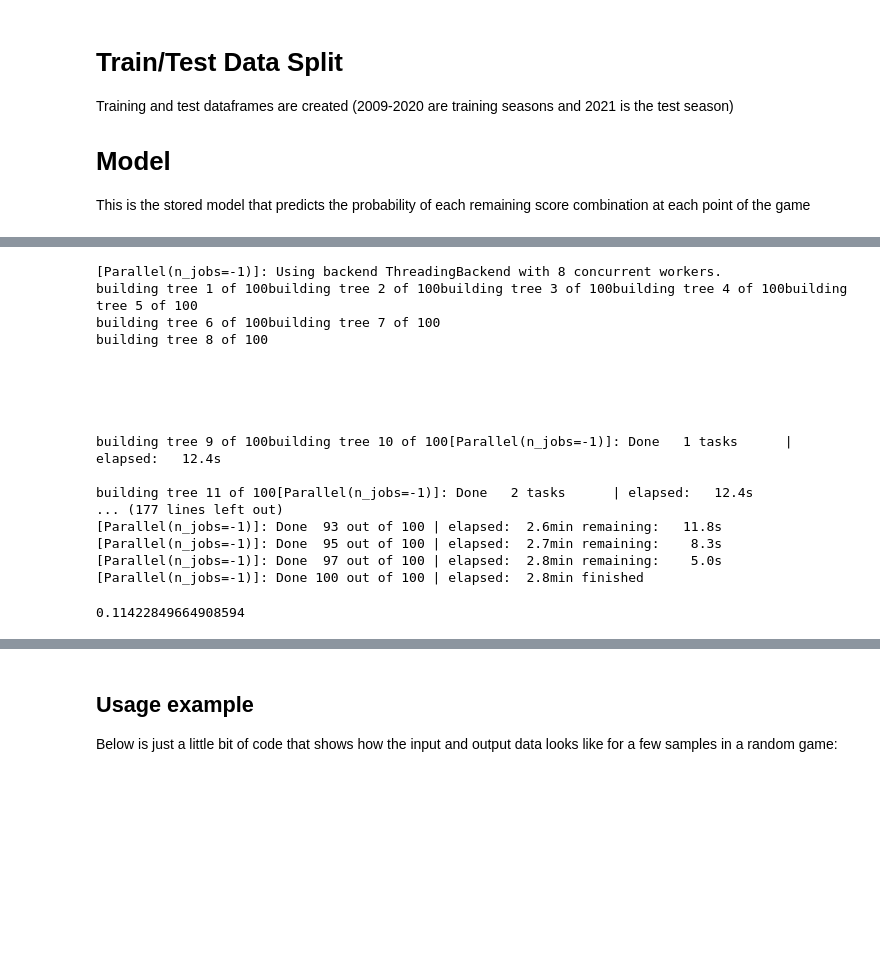
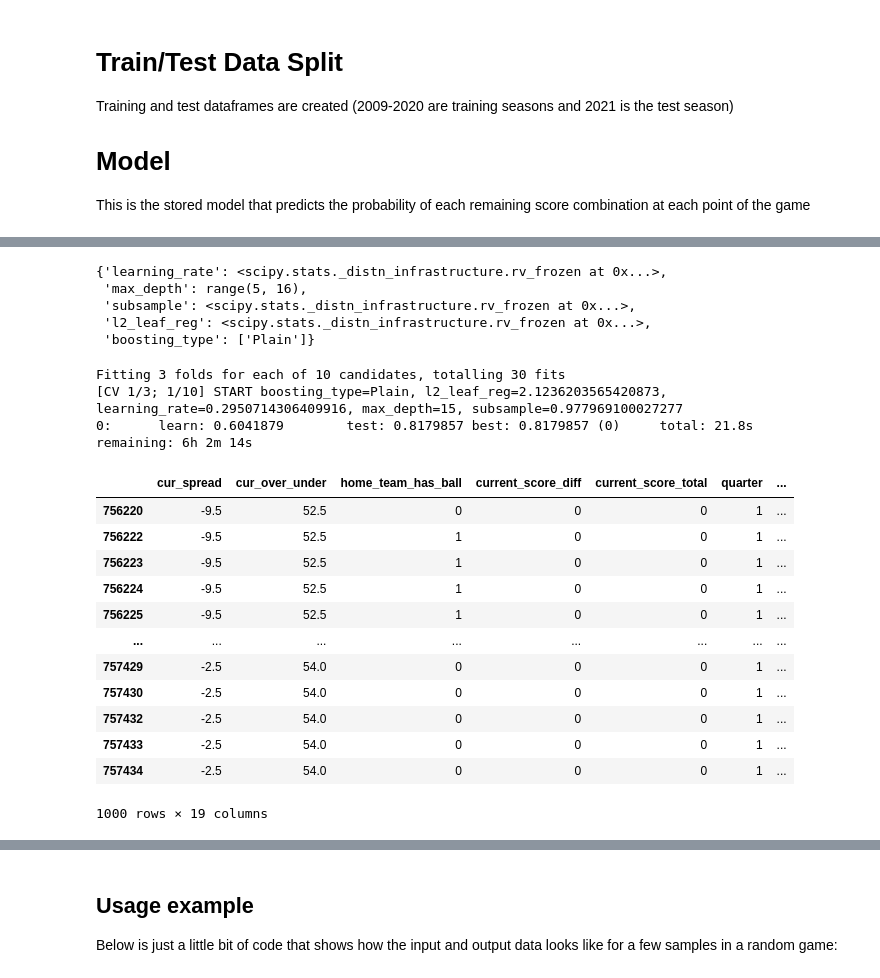
Before and after one commit to lucas-haupt/nfl-live-win-probability, a Jupyter notebook: notebooks/2_game_score_stored_model.ipynb, the cells around one changed output, grey strips where cells are left out. Drawn from its saved outputs; the diff is of its cells as text; code cells hidden in the pictures; blank space fills up the shorter version.

```diff
--- a/notebooks/2_game_score_stored_model.ipynb
+++ b/notebooks/2_game_score_stored_model.ipynb
@@ -135,7 +135,7 @@ input_names = [
 output_name = 'remaining_exact_score'
 events_df['remaining_exact_score'] = events_df["away_rest_of_game_score"] + \
                                      (max_away_score + 1) * events_df['home_rest_of_game_score']
-events_df['mov_change'] = np.where(events_df["home_team_has_ball"], events_df["home_score_added"], -events_df["away_score_added"])
+events_df['mov_change'] = np.where(events_df["home_team_has_ball"], np.where(events_df["home_score_added"]==7, 1, events_df["home_score_added"]), -events_df["away_score_added"])
 full_df = events_df.merge(prior_df, on="game_code", how="left").merge(odds_df, on="game_code", how="left")
 full_df["cur_spread"].fillna((full_df["cur_spread"].mean()), inplace=True)
 full_df["cur_over_under"].fillna((full_df["cur_over_under"].mean()), inplace=True)
@@ -247,0 +295,25 @@ building tree 10 of 100[Parallel(n_jobs=-1)]: Done   2 tasks      | elapsed:
+# %%
+search_score_change.param_distributions
+# %% [output]
+{'learning_rate': <scipy.stats._distn_infrastructure.rv_frozen at 0x...>,
+ 'max_depth': range(5, 16),
+ 'subsample': <scipy.stats._distn_infrastructure.rv_frozen at 0x...>,
+ 'l2_leaf_reg': <scipy.stats._distn_infrastructure.rv_frozen at 0x...>,
+ 'boosting_type': ['Plain']}
+# %%
+# search_score_change = pickle.load(open(os.path.join(root_dir, "models/score_change_catboost.p"), 'rb'))
+
+clf_score_change=cb.CatBoostClassifier(early_stopping_rounds=5,cat_features=categoricals, **CLASSIFIER_PARAMS)
+
+search_score_change = RandomizedSearchCV(clf_score_change, param_spaces,cv=cv,random_state=42,n_iter=10,n_jobs=1,verbose=100)
+search_score_change.fit(X_train[:100000],y_train_score_change[:100000], eval_set=curr_val_pool_score_change,groups=groups_train[:100000], **FIT_PARAMS)
+# pickle.dump(search_score_change, open(os.path.join(root_dir, 'models/score_change_catboost.p'), 'wb'))
+# search_score_change = pickle.load(open(os.path.join(root_dir, "models/score_change_catboost.p"), 'rb'))
+import winsound
+frequency = 1000  # Set Frequency To 2500 Hertz
+duration = 500  # Set Duration To 1000 ms == 1 second
+winsound.Beep(frequency, duration)
+# %% [output]
+Fitting 3 folds for each of 10 candidates, totalling 30 fits
+[CV 1/3; 1/10] START boosting_type=Plain, l2_leaf_reg=2.1236203565420873, learning_rate=0.2950714306409916, max_depth=15, subsample=0.977969100027277
+0:      learn: 0.6041879        test: 0.8179857 best: 0.8179857 (0)     total: 21.8s    remaining: 6h 2m 14s
@@ -247,0 +324,16 @@ building tree 10 of 100[Parallel(n_jobs=-1)]: Done   2 tasks      | elapsed:
+# %%
+X_test
+# %% [output]
+|  | cur_spread | cur_over_under | home_team_has_ball | current_score_diff | current_score_total | quarter | ... |
+| 756220 | -9.5 | 52.5 | 0 | 0 | 0 | 1 | ... |
+| 756222 | -9.5 | 52.5 | 1 | 0 | 0 | 1 | ... |
+| 756223 | -9.5 | 52.5 | 1 | 0 | 0 | 1 | ... |
+| 756224 | -9.5 | 52.5 | 1 | 0 | 0 | 1 | ... |
+| 756225 | -9.5 | 52.5 | 1 | 0 | 0 | 1 | ... |
+| ... | ... | ... | ... | ... | ... | ... | ... |
+| 757429 | -2.5 | 54.0 | 0 | 0 | 0 | 1 | ... |
+| 757430 | -2.5 | 54.0 | 0 | 0 | 0 | 1 | ... |
+| 757432 | -2.5 | 54.0 | 0 | 0 | 0 | 1 | ... |
+| 757433 | -2.5 | 54.0 | 0 | 0 | 0 | 1 | ... |
+| 757434 | -2.5 | 54.0 | 0 | 0 | 0 | 1 | ... |
+1000 rows × 19 columns
@@ -250,29 +344,9 @@ rf_100_none = RandomForestClassifier(n_estimators=100, max_depth=10, verbose=100
 pickle.dump(rf_100_none, open(os.path.join(root_dir, 'models/game_score_random_forest_100_10_no_max_features_vegas_spread.p'), 'wb'))
 rf_100_none.verbose = 0
 rf_100_none.score(X_test_rf, y_test_rf)
-# %% [output]
-[Parallel(n_jobs=-1)]: Using backend ThreadingBackend with 8 concurrent workers.
-building tree 1 of 100building tree 2 of 100building tree 3 of 100building tree 4 of 100building tree 5 of 100
-building tree 6 of 100building tree 7 of 100
-building tree 8 of 100
-
-
-
-
-
-building tree 9 of 100building tree 10 of 100[Parallel(n_jobs=-1)]: Done   1 tasks      | elapsed:   12.4s
-
-building tree 11 of 100[Parallel(n_jobs=-1)]: Done   2 tasks      | elapsed:   12.4s
-... (177 lines left out)
-[Parallel(n_jobs=-1)]: Done  93 out of 100 | elapsed:  2.6min remaining:   11.8s
-[Parallel(n_jobs=-1)]: Done  95 out of 100 | elapsed:  2.7min remaining:    8.3s
-[Parallel(n_jobs=-1)]: Done  97 out of 100 | elapsed:  2.8min remaining:    5.0s
-[Parallel(n_jobs=-1)]: Done 100 out of 100 | elapsed:  2.8min finished
 # %%
 rf_100_none.verbose = 0
 rf_100_none.score(X_test_rf, y_test_rf)
-# %% [output]
-0.11422849664908594
 # %%
 rf_50_none = RandomForestClassifier(n_estimators=50, max_depth=10, verbose=100, n_jobs=-1, max_features=None).fit(X_train_rf, y_train_rf)
 pickle.dump(rf_50_none, open(os.path.join(root_dir, 'models/game_score_random_forest_50_no_max_features_vegas_spread.p'), 'wb'))
```
Also changed, not shown: parts of 10 cells of this notebook.
